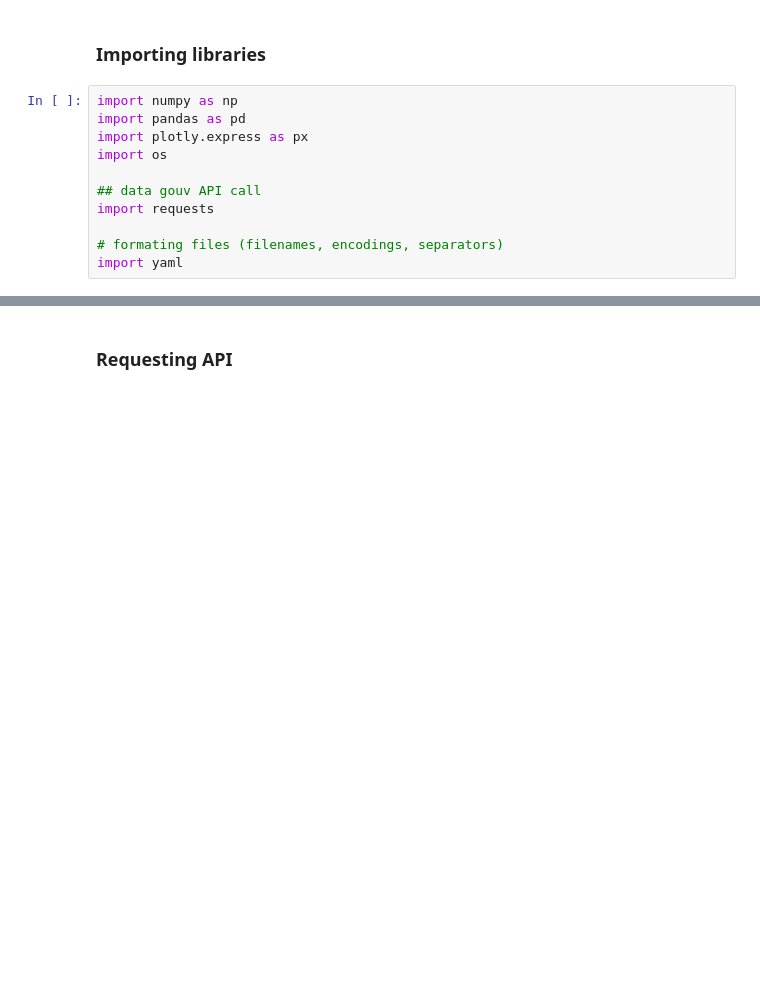
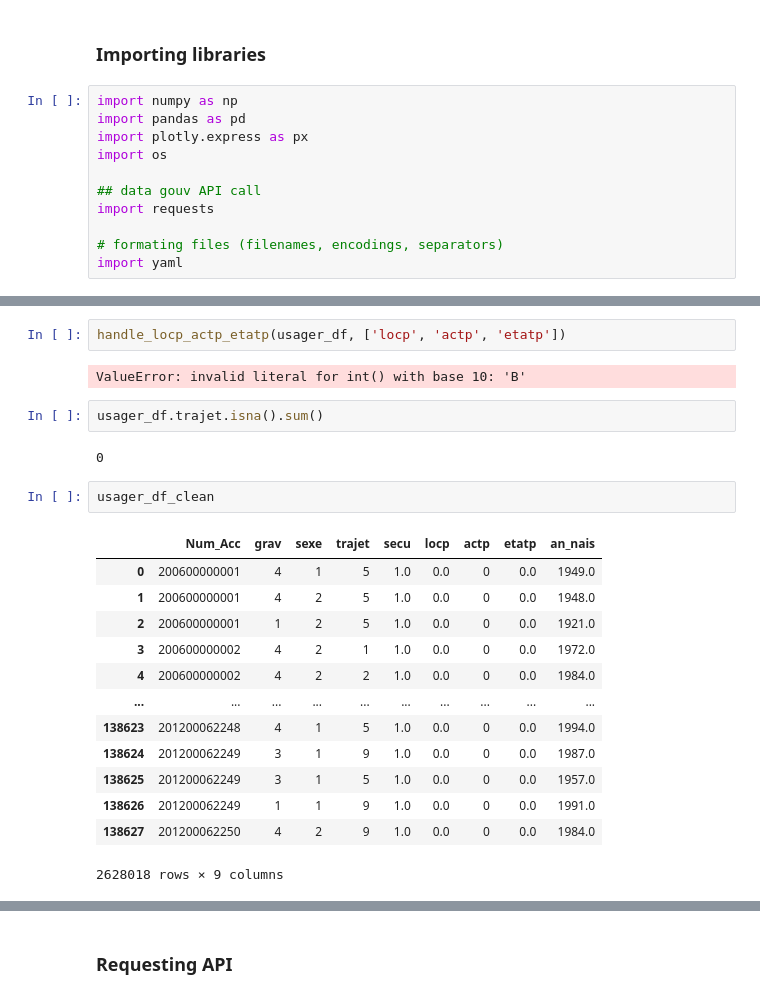
Before and after one commit to AurelienBr22/CyclingFacilities, a Jupyter notebook: notebooks/notebook_axel.ipynb, the cells around one changed output, grey strips where cells are left out. Cells and saved outputs as stored; diff of their text form; blank space fills up the shorter version.

```diff
--- a/notebooks/notebook_axel.ipynb
+++ b/notebooks/notebook_axel.ipynb
@@ -13,0 +714,24 @@ import yaml
+# %%
+handle_locp_actp_etatp(usager_df, ['locp', 'actp', 'etatp'])
+# %% [output]
+ValueError: invalid literal for int() with base 10: 'B'
+# %%
+usager_df.trajet.isna().sum()
+# %% [output]
+0
+# %%
+usager_df_clean
+# %% [output]
+|  | Num_Acc | grav | sexe | trajet | secu | locp | actp | etatp | an_nais |
+| 0 | 200600000001 | 4 | 1 | 5 | 1.0 | 0.0 | 0 | 0.0 | 1949.0 |
+| 1 | 200600000001 | 4 | 2 | 5 | 1.0 | 0.0 | 0 | 0.0 | 1948.0 |
+| 2 | 200600000001 | 1 | 2 | 5 | 1.0 | 0.0 | 0 | 0.0 | 1921.0 |
+| 3 | 200600000002 | 4 | 2 | 1 | 1.0 | 0.0 | 0 | 0.0 | 1972.0 |
+| 4 | 200600000002 | 4 | 2 | 2 | 1.0 | 0.0 | 0 | 0.0 | 1984.0 |
+| ... | ... | ... | ... | ... | ... | ... | ... | ... | ... |
+| 138623 | 201200062248 | 4 | 1 | 5 | 1.0 | 0.0 | 0 | 0.0 | 1994.0 |
+| 138624 | 201200062249 | 3 | 1 | 9 | 1.0 | 0.0 | 0 | 0.0 | 1987.0 |
+| 138625 | 201200062249 | 3 | 1 | 5 | 1.0 | 0.0 | 0 | 0.0 | 1957.0 |
+| 138626 | 201200062249 | 1 | 1 | 9 | 1.0 | 0.0 | 0 | 0.0 | 1991.0 |
+| 138627 | 201200062250 | 4 | 2 | 9 | 1.0 | 0.0 | 0 | 0.0 | 1984.0 |
+2628018 rows × 9 columns
```
Also changed, not shown: parts of 25 cells of this notebook.
